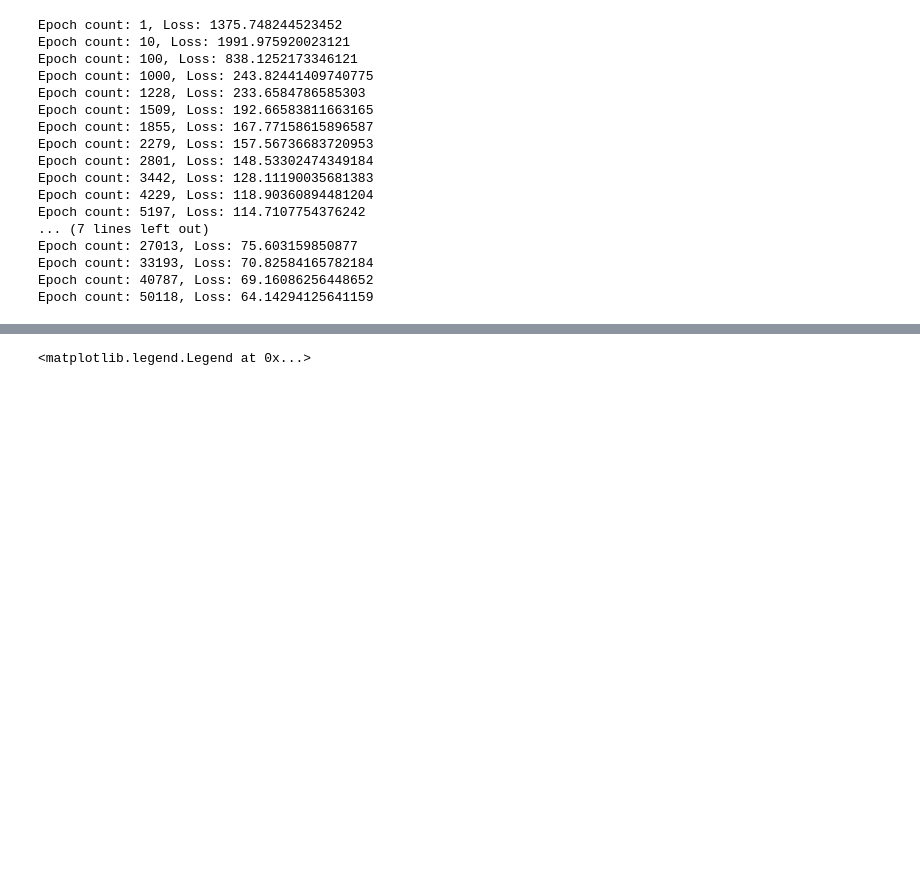
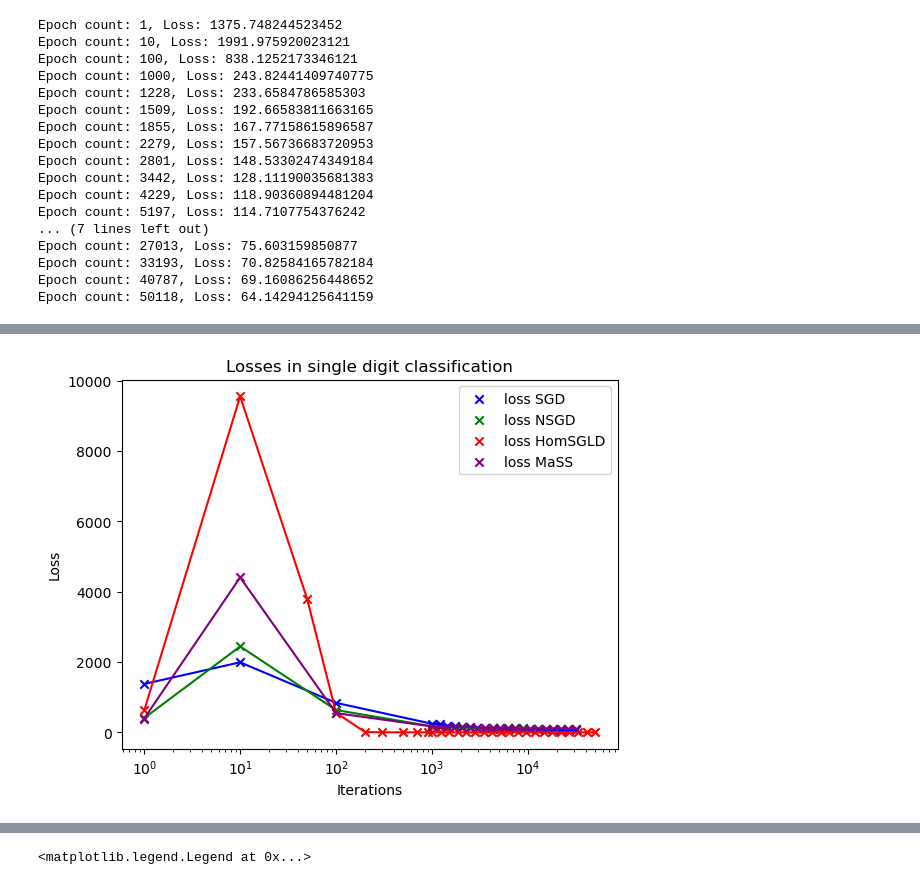
Before and after one commit to PantelisTass/Imperial-UROP-Project-SGD, a Jupyter notebook: MNIST One digit classification.ipynb, the cells around one changed output, grey strips where cells are left out. Cells and saved outputs as stored; diff of their text form; code cells hidden in the pictures; blank space fills up the shorter version.

```diff
--- a/MNIST One digit classification.ipynb
+++ b/MNIST One digit classification.ipynb
@@ -240,0 +263,2 @@ Epoch count: 50118, Loss: 0.49997217621732776
+# %%
+c, w, risk_Mass = Mass(x_train, y_train, x_test, y_test, N = 100, learning_rate = 1e-3)
@@ -300,0 +346,23 @@ plt.show()
+# %%
+#plot SGD losses vs Nesterov accelerated SGD losses
+indices = [1, 10 , 100] + list((10**np.linspace(3, 4.5, 20)).astype(int))
+indices_hom = [1, 10, 50, 100, 200, 300, 500, 700, 900] + list((10**np.linspace(3, 4.7, 20)).astype(int))
+fig, ax = plt.subplots()
+ax.plot(indices, risk_SGD, c = 'b')
+ax.plot(indices, risk_NSGD, c = 'g')
+ax.plot(indices_hom, risk_HomSGLD, c = 'r')
+ax.plot(indices, risk_Mass, c = 'purple')
+ax.scatter(indices, risk_SGD, marker = 'x', c = 'b', label = 'loss SGD')
+ax.scatter(indices, risk_NSGD, marker = 'x', c = 'g', label = 'loss NSGD')
+ax.scatter(indices_hom, risk_HomSGLD, marker = 'x', c = 'r', label = 'loss HomSGLD')
+ax.scatter(indices, risk_Mass, marker = 'x', c = 'purple', label = 'loss MaSS')
+
+
+ax.set_xscale('log')
+ax.set_xlabel('Iterations')
+ax.set_ylabel('Loss')
+ax.set_title('Losses in single digit classification')
+ax.legend()
+plt.show()
+# %% [output]
+[figure, added]
```
Also changed, not shown: parts of 12 cells of this notebook, 2 other files.
